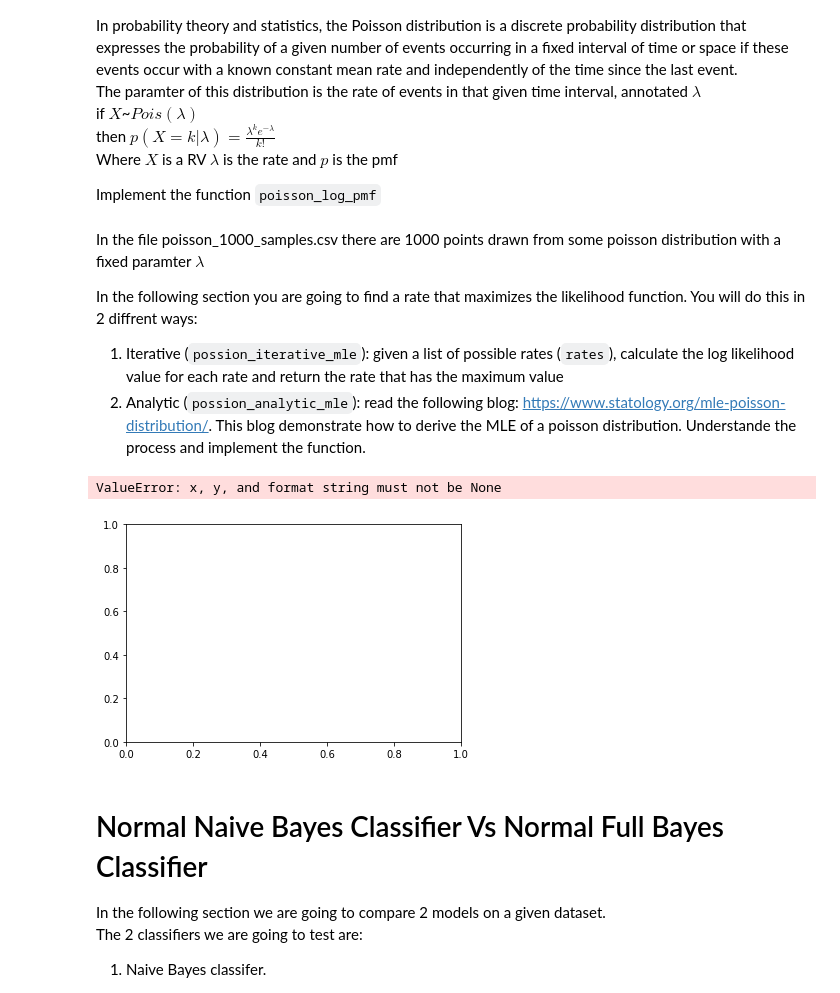
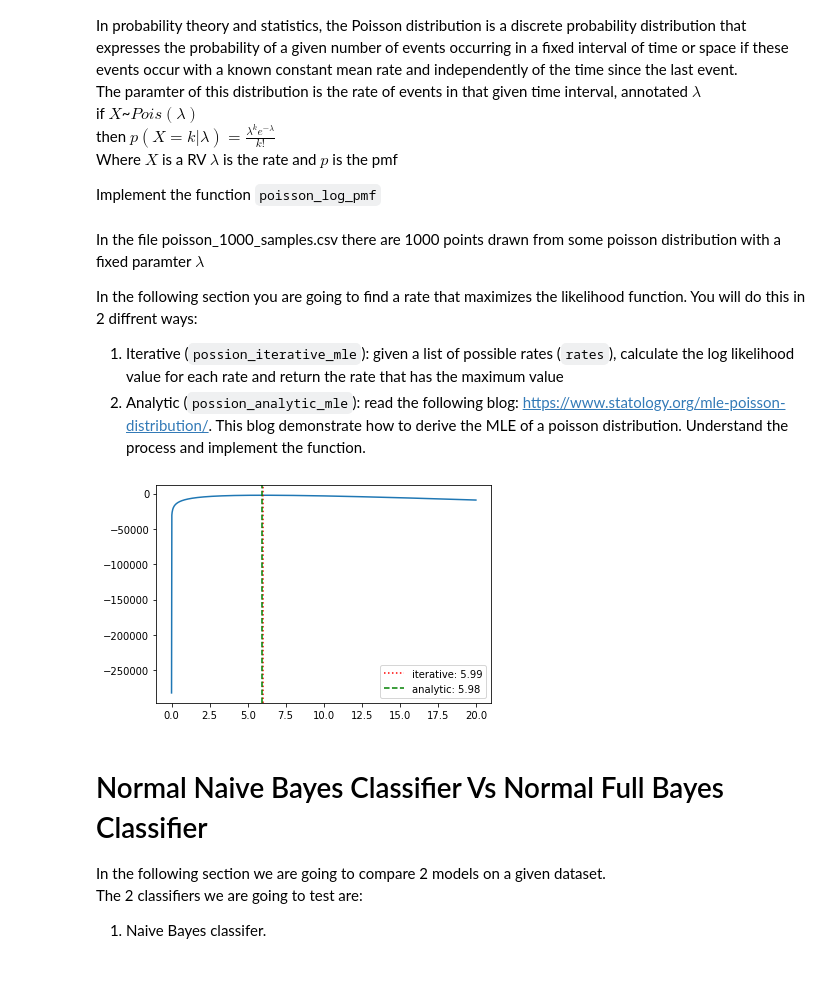
Before and after one commit to BDR2939/ML-from-Data, a Jupyter notebook: HW3/319238119_ 207576463.ipynb, the cells around one changed output. Cells and saved outputs as stored; diff of their text form; code cells hidden in the pictures; blank space fills up the shorter version.

```diff
--- a/HW3/319238119_ 207576463.ipynb
+++ b/HW3/319238119_ 207576463.ipynb
@@ -155,14 +155,14 @@ def poisson_log_pmf(k, rate):
 
     return the log pmf value for instance k given the rate
     """
-    # TODO: implement
-    pass
+
+    return np.log((rate ** k) * np.exp(-rate) / np.math.factorial(k))
 # %% [markdown]
 In the file poisson_1000_samples.csv there are 1000 points drawn from some poisson distribution with a fixed paramter $\lambda$
 
 In the following section you are going to find a rate that maximizes the likelihood function. You will do this in 2 diffrent ways:
 1. Iterative (`possion_iterative_mle`): given a list of possible rates (`rates`), calculate the log likelihood value for each rate and return the rate that has the maximum value
-2. Analytic (`possion_analytic_mle`): read the following blog: https://www.statology.org/mle-poisson-distribution/. This blog demonstrate how to derive the MLE of a poisson distribution. Understande the process and implement the function.
+2. Analytic (`possion_analytic_mle`): read the following blog: https://www.statology.org/mle-poisson-distribution/. This blog demonstrate how to derive the MLE of a poisson distribution. Understand the process and implement the function.
 # %%
 poisson_samples = pd.read_csv('data/poisson_1000_samples.csv').values.flatten()
 rates = np.linspace(1e-20, 20, num=1000)
@@ -174,10 +174,10 @@ def get_poisson_log_likelihoods(samples, rates):
 
     return: 1d numpy array, where each value represent that log-likelihood value of rates[i]
     """
-    # TODO: implement
-    pass
 
-def possion_iterative_mle(samples, rates):
+    return list(map(lambda rate: sum([poisson_log_pmf(sample, rate) for sample in samples]), rates))
+
+def poisson_iterative_mle(samples, rates):
     """
     samples: set of univariate discrete observations
     rate: a rate to calculate log-likelihood by.
@@ -185,35 +185,36 @@ def possion_iterative_mle(samples, rates):
     return: the rate that maximizes the likelihood
     """
     rate = 0.
+    max_likelihood = -1000000
     likelihoods = get_poisson_log_likelihoods(samples, rates)
-    # Your code goes here
-
-    # End of your code
+    for i in range(len(likelihoods)):
+        if likelihoods[i] > max_likelihood:
+            max_likelihood = likelihoods[i]
+            rate = rates[i]
     return rate
 
-def possion_analytic_mle(samples):
+def poisson_analytic_mle(samples):
     """
     samples: set of univariate discrete observations
 
     return: the rate that maximizes the likelihood
     """
-    # TODO: implement
-    pass
+
+    return np.mean(samples)
 # %%
 x = rates
 y = get_poisson_log_likelihoods(poisson_samples, rates)
 
-iterative_rate = possion_iterative_mle(poisson_samples, rates)
-analytic_rate = possion_analytic_mle(poisson_samples)
+iterative_rate = poisson_iterative_mle(poisson_samples, rates)
+analytic_rate = poisson_analytic_mle(poisson_samples)
 
 plt.plot(x, y)
 plt.axvline(x=iterative_rate, linestyle=':', c='r', label=f"iterative: {iterative_rate:.2f}")
 plt.axvline(x=analytic_rate, linestyle='--', c='g', label=f"analytic: {analytic_rate:.2f}")
 plt.legend()
 plt.show()
 # %% [output]
-ValueError: x, y, and format string must not be None
-[figure, old version]
+[figure, new version]
 # %% [markdown]
 
 # Normal Naive Bayes Classifier Vs Normal Full Bayes Classifier
```
Also changed, not shown: parts of 1 cell of this notebook.
